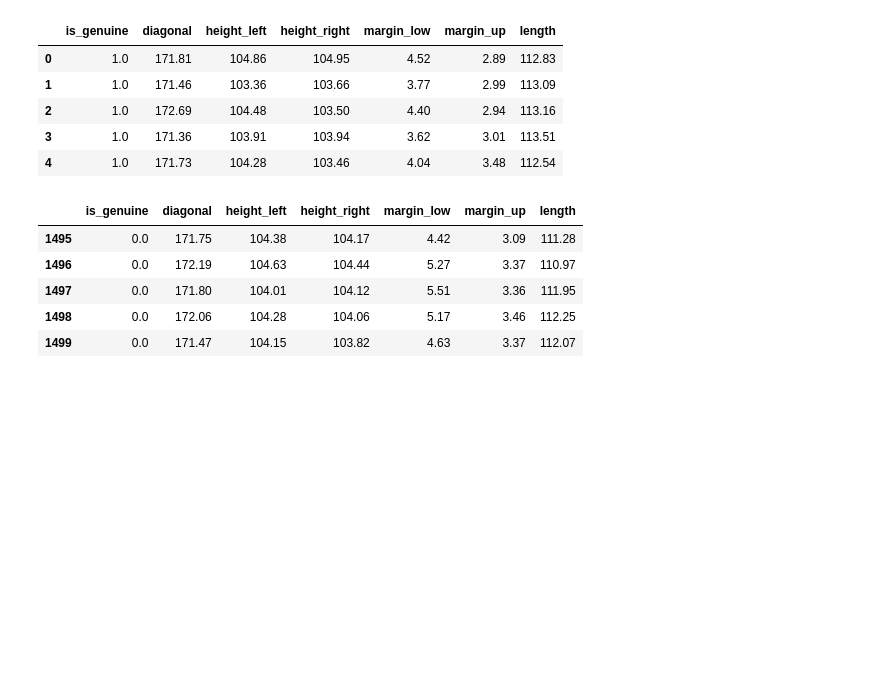
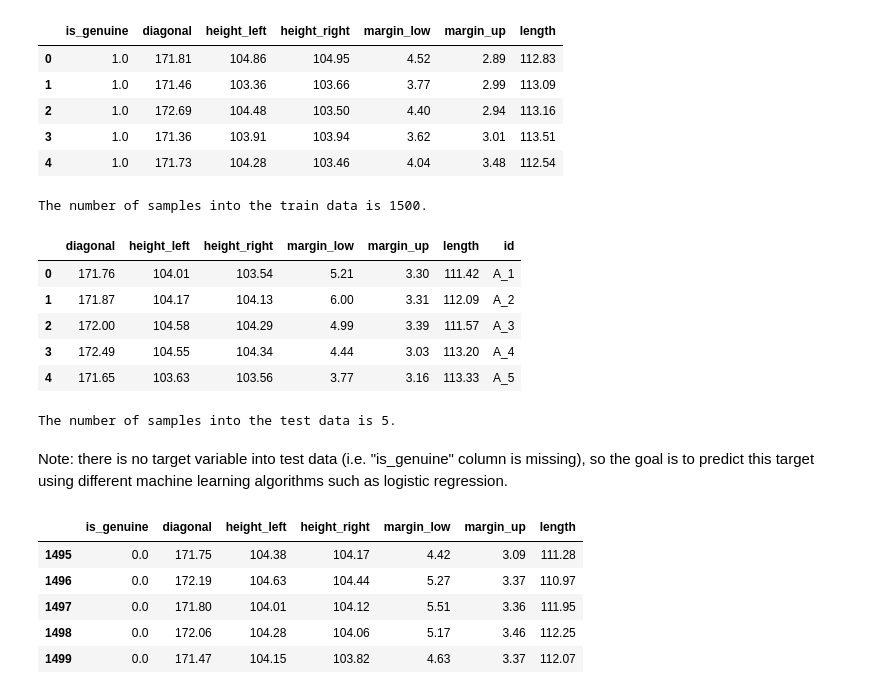
Before and after one commit to Nada-Lahbib/Project_10_Detection_des_faux_billets_avec_Python, a Jupyter notebook: notebooks/LAHBIB_Nada_1_notebook_022024.ipynb, the cells around one changed output. Drawn from its saved outputs; the diff is of its cells as text; code cells hidden in the pictures; blank space fills up the shorter version.

```diff
--- a/notebooks/LAHBIB_Nada_1_notebook_022024.ipynb
+++ b/notebooks/LAHBIB_Nada_1_notebook_022024.ipynb
@@ -58,5 +61,25 @@ df_orig.head()
 | 2 | 1.0 | 172.69 | 104.48 | 103.50 | 4.40 | 2.94 | 113.16 |
 | 3 | 1.0 | 171.36 | 103.91 | 103.94 | 3.62 | 3.01 | 113.51 |
 | 4 | 1.0 | 171.73 | 104.28 | 103.46 | 4.04 | 3.48 | 112.54 |
+# %%
+print('The number of samples into the train data is {}.'.format(train_df.shape[0]))
+# %% [output]
+The number of samples into the train data is 1500.
+# %%
+# preview test data
+test_df.head()
+# %% [output]
+|  | diagonal | height_left | height_right | margin_low | margin_up | length | id |
+| 0 | 171.76 | 104.01 | 103.54 | 5.21 | 3.30 | 111.42 | A_1 |
+| 1 | 171.87 | 104.17 | 104.13 | 6.00 | 3.31 | 112.09 | A_2 |
+| 2 | 172.00 | 104.58 | 104.29 | 4.99 | 3.39 | 111.57 | A_3 |
+| 3 | 172.49 | 104.55 | 104.34 | 4.44 | 3.03 | 113.20 | A_4 |
+| 4 | 171.65 | 103.63 | 103.56 | 3.77 | 3.16 | 113.33 | A_5 |
+# %%
+print('The number of samples into the test data is {}.'.format(test_df.shape[0]))
+# %% [output]
+The number of samples into the test data is 5.
+# %% [markdown]
+Note: there is no target variable into test data (i.e. "is_genuine" column is missing), so the goal is to predict this target using different machine learning algorithms such as logistic regression.
 # %%
 #Affichage des 5 dernieres lignes
```
Also changed, not shown: parts of 32 cells of this notebook, 1 other file.
